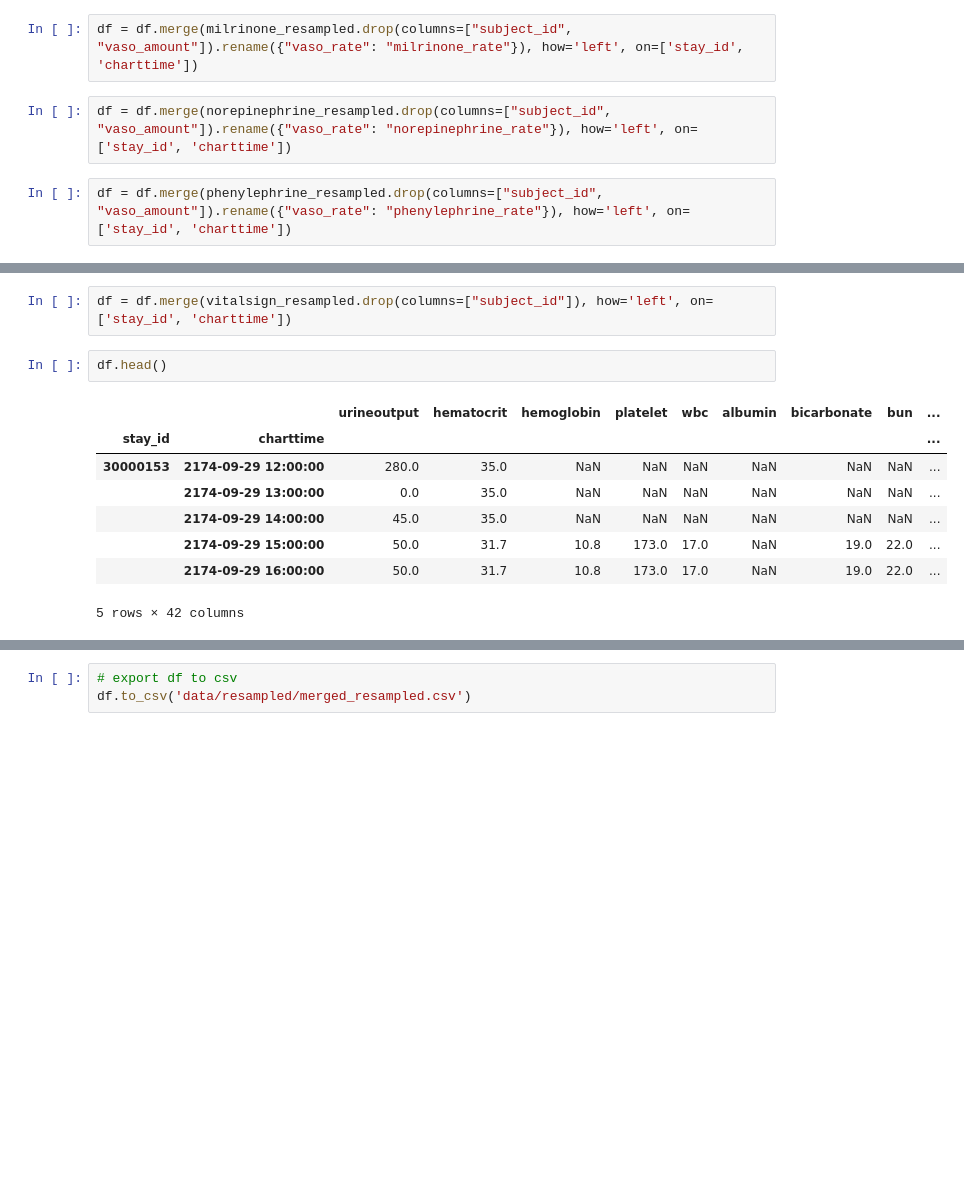
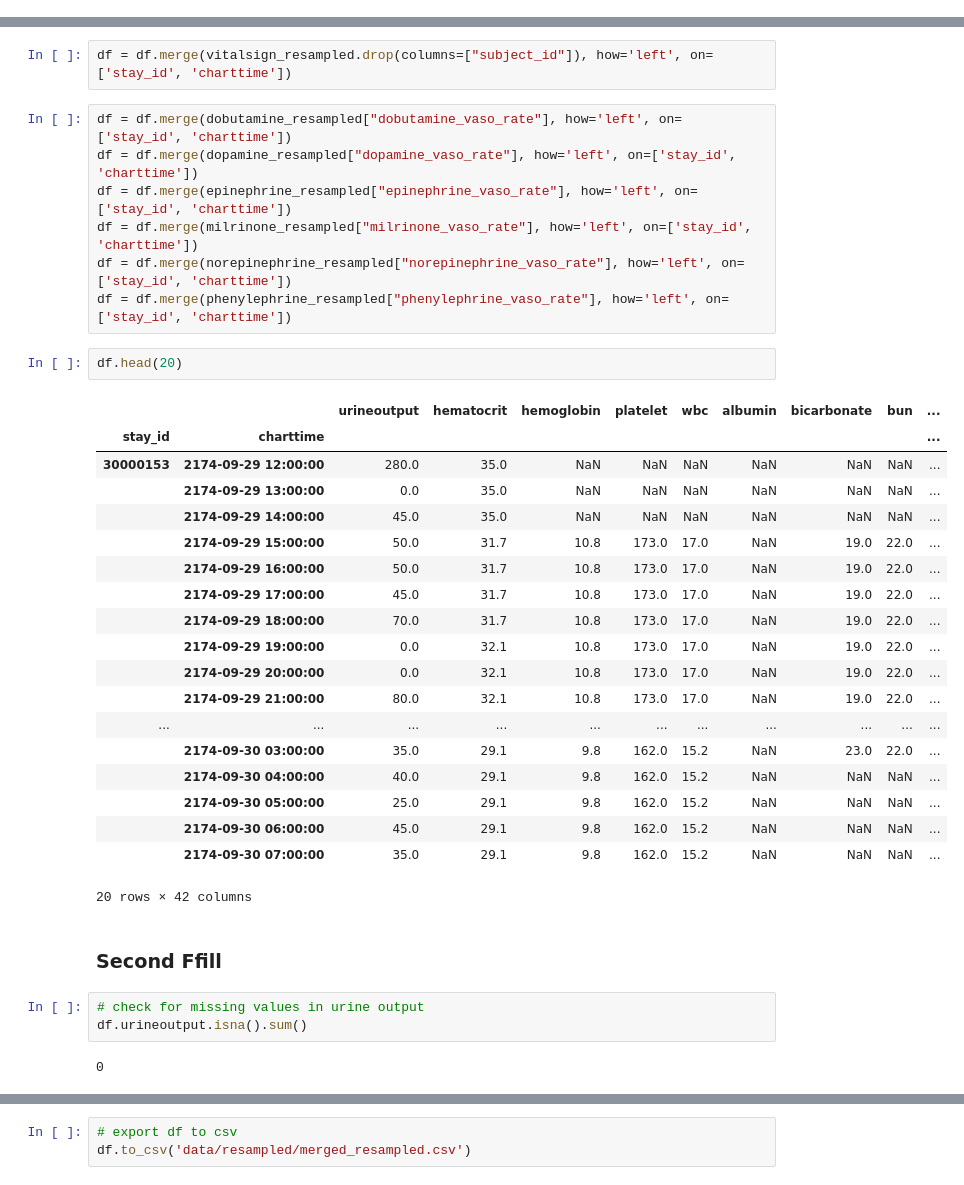
Before and after one commit to aegis301/MIMICTimeSeries, a Jupyter notebook: DataPreparation.ipynb, the cells around one changed output, grey strips where cells are left out. Saved outputs shown, nothing was run; the diff lists cells and outputs as text; blank space fills up the shorter version.

Commit message:
adjust ffill

```diff
--- a/DataPreparation.ipynb
+++ b/DataPreparation.ipynb
@@ -495,21 +579,40 @@ df = df.merge(epinephrine_resampled.drop(columns=["subject_id", "vaso_amount"]).
-# %%
-df = df.merge(milrinone_resampled.drop(columns=["subject_id", "vaso_amount"]).rename({"vaso_rate": "milrinone_rate"}), how='left', on=['stay_id', 'charttime'])
-# %%
-df = df.merge(norepinephrine_resampled.drop(columns=["subject_id", "vaso_amount"]).rename({"vaso_rate": "norepinephrine_rate"}), how='left', on=['stay_id', 'charttime'])
-# %%
-df = df.merge(phenylephrine_resampled.drop(columns=["subject_id", "vaso_amount"]).rename({"vaso_rate": "phenylephrine_rate"}), how='left', on=['stay_id', 'charttime'])
 # %%
 df = df.merge(ventilation_settings_resampled.drop(columns=["subject_id"]), how='left', on=['stay_id', 'charttime'])
 # %%
 df = df.merge(vitalsign_resampled.drop(columns=["subject_id"]), how='left', on=['stay_id', 'charttime'])
+# %%
+df = df.merge(dobutamine_resampled["dobutamine_vaso_rate"], how='left', on=['stay_id', 'charttime'])
+df = df.merge(dopamine_resampled["dopamine_vaso_rate"], how='left', on=['stay_id', 'charttime'])
+df = df.merge(epinephrine_resampled["epinephrine_vaso_rate"], how='left', on=['stay_id', 'charttime'])
+df = df.merge(milrinone_resampled["milrinone_vaso_rate"], how='left', on=['stay_id', 'charttime'])
+df = df.merge(norepinephrine_resampled["norepinephrine_vaso_rate"], how='left', on=['stay_id', 'charttime'])
+df = df.merge(phenylephrine_resampled["phenylephrine_vaso_rate"], how='left', on=['stay_id', 'charttime'])
 # %%
-df.head()
+df.head(20)
 # %% [output]
 |  |  | urineoutput | hematocrit | hemoglobin | platelet | wbc | albumin | bicarbonate | bun | ... |
 | stay_id | charttime |  |  |  |  |  |  |  |  | ... |
 | 30000153 | 2174-09-29 12:00:00 | 280.0 | 35.0 | NaN | NaN | NaN | NaN | NaN | NaN | ... |
 |  | 2174-09-29 13:00:00 | 0.0 | 35.0 | NaN | NaN | NaN | NaN | NaN | NaN | ... |
 |  | 2174-09-29 14:00:00 | 45.0 | 35.0 | NaN | NaN | NaN | NaN | NaN | NaN | ... |
 |  | 2174-09-29 15:00:00 | 50.0 | 31.7 | 10.8 | 173.0 | 17.0 | NaN | 19.0 | 22.0 | ... |
 |  | 2174-09-29 16:00:00 | 50.0 | 31.7 | 10.8 | 173.0 | 17.0 | NaN | 19.0 | 22.0 | ... |
+|  | 2174-09-29 17:00:00 | 45.0 | 31.7 | 10.8 | 173.0 | 17.0 | NaN | 19.0 | 22.0 | ... |
+|  | 2174-09-29 18:00:00 | 70.0 | 31.7 | 10.8 | 173.0 | 17.0 | NaN | 19.0 | 22.0 | ... |
+|  | 2174-09-29 19:00:00 | 0.0 | 32.1 | 10.8 | 173.0 | 17.0 | NaN | 19.0 | 22.0 | ... |
+|  | 2174-09-29 20:00:00 | 0.0 | 32.1 | 10.8 | 173.0 | 17.0 | NaN | 19.0 | 22.0 | ... |
+|  | 2174-09-29 21:00:00 | 80.0 | 32.1 | 10.8 | 173.0 | 17.0 | NaN | 19.0 | 22.0 | ... |
+| ... | ... | ... | ... | ... | ... | ... | ... | ... | ... | ... |
+|  | 2174-09-30 03:00:00 | 35.0 | 29.1 | 9.8 | 162.0 | 15.2 | NaN | 23.0 | 22.0 | ... |
+|  | 2174-09-30 04:00:00 | 40.0 | 29.1 | 9.8 | 162.0 | 15.2 | NaN | NaN | NaN | ... |
+|  | 2174-09-30 05:00:00 | 25.0 | 29.1 | 9.8 | 162.0 | 15.2 | NaN | NaN | NaN | ... |
+|  | 2174-09-30 06:00:00 | 45.0 | 29.1 | 9.8 | 162.0 | 15.2 | NaN | NaN | NaN | ... |
+|  | 2174-09-30 07:00:00 | 35.0 | 29.1 | 9.8 | 162.0 | 15.2 | NaN | NaN | NaN | ... |
-5 rows × 42 columns
+20 rows × 42 columns
+# %% [markdown]
+### Second Ffill
+# %%
+# check for missing values in urine output
+df.urineoutput.isna().sum()
+# %% [output]
+0
```
Also changed, not shown: parts of 11 cells of this notebook.
